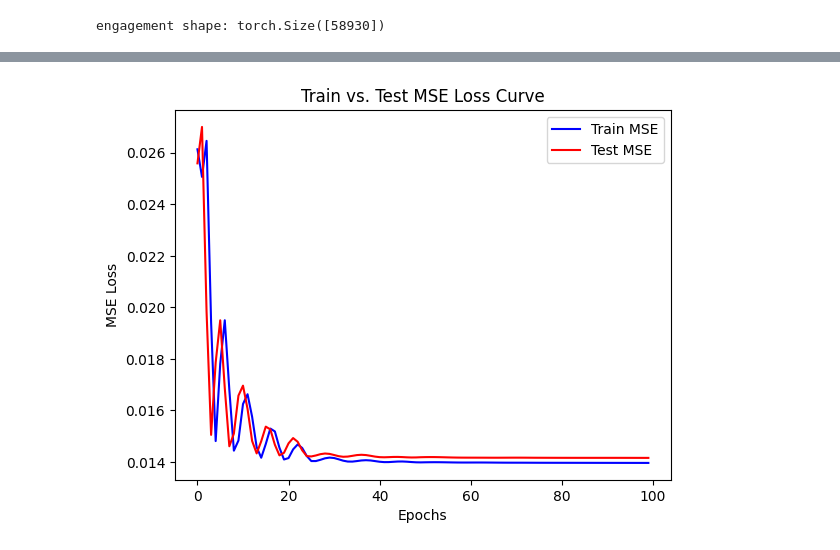
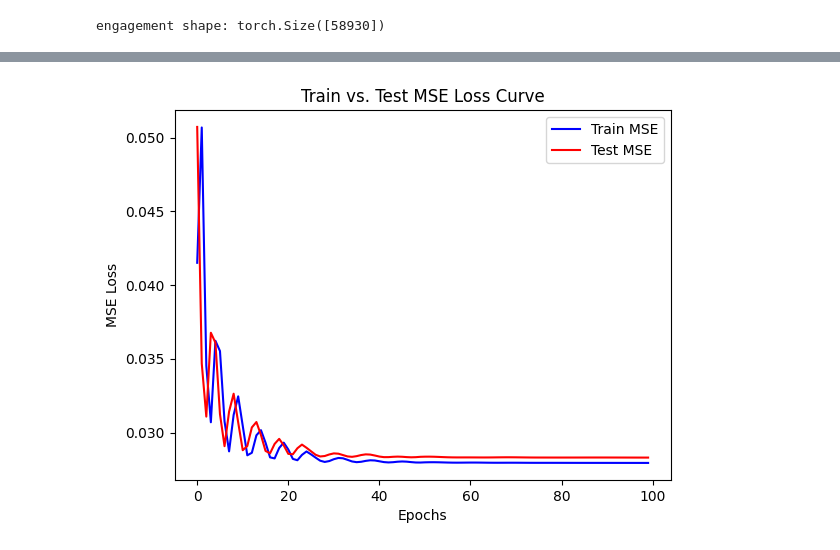
Before and after one commit to GinuraAdikari/InsightHive, a Jupyter notebook: Customer Engagement prediction/Models/SAGEConv.ipynb, the cells around one changed output, grey strips where cells are left out. Cells and saved outputs as stored; diff of their text form; code cells hidden in the pictures.

```diff
--- a/Customer Engagement prediction/Models/SAGEConv.ipynb
+++ b/Customer Engagement prediction/Models/SAGEConv.ipynb
@@ -328,7 +328,8 @@ scheduler = StepLR(optimizer, step_size=25, gamma=0.5)  # Adjust step size
 num_epochs = 100
 best_mse = float('inf')
 
-train_losses, test_losses = [], []
+# Store both Huber loss and MSE loss
+train_mse_losses, test_mse_losses = [], []
 
 for epoch in range(num_epochs):
     model.train()
@@ -337,23 +338,26 @@ for epoch in range(num_epochs):
     # Forward pass
     out = model(data.x_dict, data.edge_index_dict)
 
-    # 🔹 Use Huber Loss instead of MSE
+    # Compute both Huber Loss (for training) and MSE (for monitoring)
     train_loss = F.smooth_l1_loss(out[train_idx], engagement_value[train_idx])
+    train_mse = F.mse_loss(out[train_idx], engagement_value[train_idx])  # Compute MSE separately
     train_loss.backward()
     optimizer.step()
 
-    train_losses.append(train_loss.item())
+    train_losses.append(train_loss.item())  # Huber loss
+    train_mse_losses.append(train_mse.item())  # MSE loss
 
-    # 🔹 Evaluate on test data
+    # Evaluate on test data
     model.eval()
     with torch.no_grad():
         test_out = model(data.x_dict, data.edge_index_dict)
         test_loss = F.smooth_l1_loss(test_out[test_idx], engagement_value[test_idx])
+        test_mse = F.mse_loss(test_out[test_idx], engagement_value[test_idx])  # Compute MSE
 
-    test_losses.append(test_loss.item())
+    test_losses.append(test_loss.item())  # Huber loss
+    test_mse_losses.append(test_mse.item())  # MSE loss
 
-    print(f"Epoch {epoch}, Train Loss: {train_loss.item():.4f}, Test Loss: {test_loss.item():.4f}")
+    print(f"Epoch {epoch}, Train Loss: {train_loss.item():.4f}, Test Loss: {test_loss.item():.4f}, Train MSE: {train_mse.item():.4f}, Test MSE: {test_mse.item():.4f}")
 
-    # 🔹 Update LR scheduler
     scheduler.step()
 # %% [output]
@@ -377,15 +381,15 @@ Epoch 99, Train Loss: 0.0140, Test Loss: 0.0142
 # %%
 import matplotlib.pyplot as plt
 
-plt.plot(range(len(train_losses)), train_losses, label="Train MSE", color='blue')
-plt.plot(range(len(test_losses)), test_losses, label="Test MSE", color='red')
+plt.plot(range(len(train_mse_losses)), train_mse_losses, label="Train MSE", color='blue')
+plt.plot(range(len(test_mse_losses)), test_mse_losses, label="Test MSE", color='red')
 plt.xlabel("Epochs")
 plt.ylabel("MSE Loss")
 plt.legend()
 plt.title("Train vs. Test MSE Loss Curve")
 plt.show()
 # %% [output]
-[figure, old version]
+[figure, new version]
 # %%
 import torch.nn.functional as F
 
```
Also changed, not shown: parts of 8 cells of this notebook, 11 other files.
